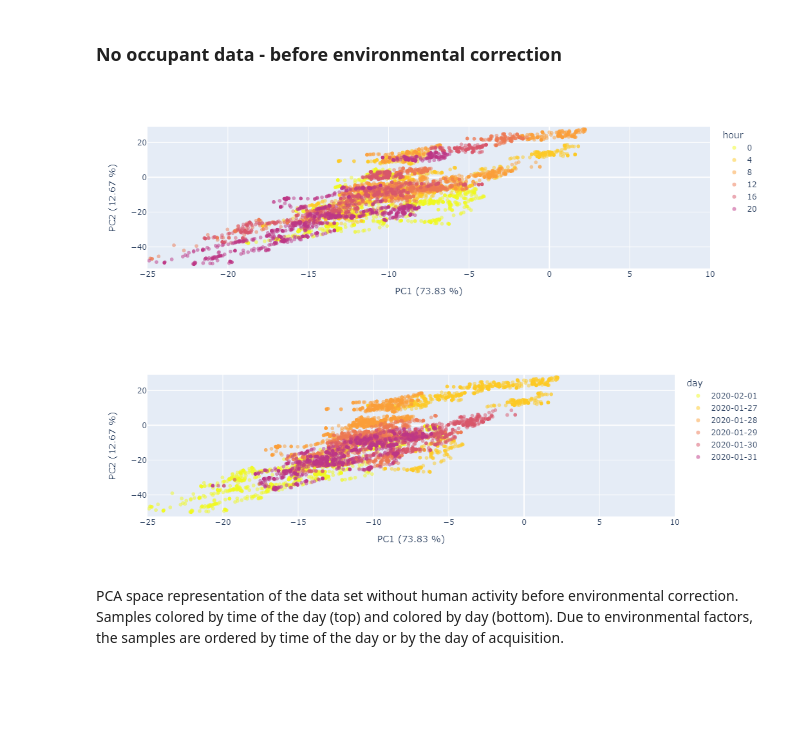
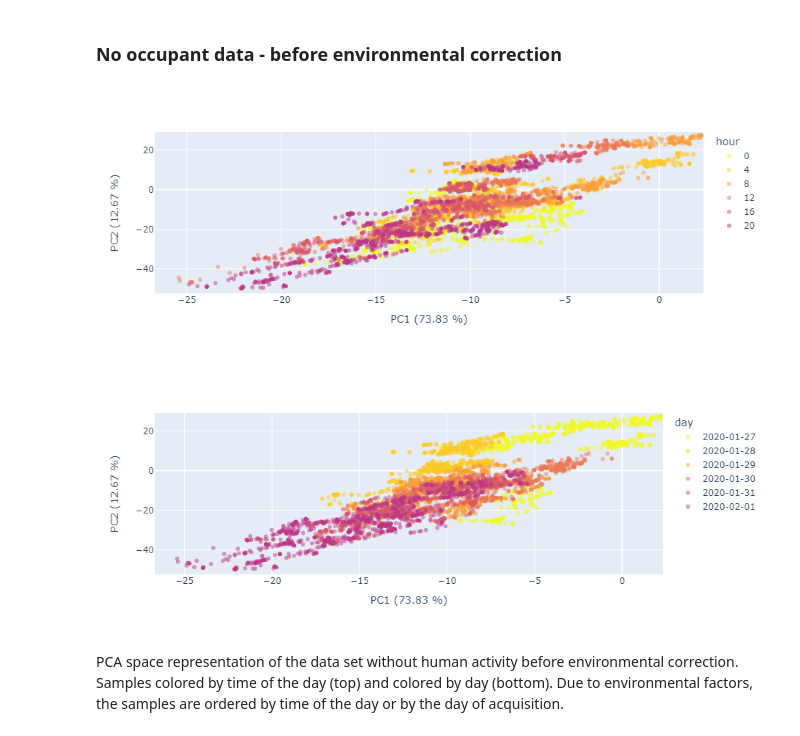
Before and after one commit to eskinderit/single-elders-home-monitoring, a Jupyter notebook: single-elders-home-monitoring/single-elders-monitoring-PCAfiltering.ipynb, the cells around one changed output. Saved outputs shown, nothing was run; the diff lists cells and outputs as text; code cells hidden in the pictures; blank space fills up the shorter version.

```diff
--- a/single-elders-home-monitoring/single-elders-monitoring-PCAfiltering.ipynb
+++ b/single-elders-home-monitoring/single-elders-monitoring-PCAfiltering.ipynb
@@ -335,58 +286,46 @@ Variance explained by each dimension:
 ## PCA inference
 # %% [markdown]
 ### No occupant data - before environmental correction
+# %%
+pca_no_occupants_ = pca_no_occupants.withColumn("hour", hour(pca_no_occupants.timestamp)) \
+                                    .where("timestamp >= '2020-01-27' AND timestamp < '2020-02-02'") \
+                                    .where("hour=0 OR hour=4 OR hour=8 OR hour=12 OR hour=16 OR hour=20")
+
+df_visual = pca_no_occupants_.select(['timestamp','pcaFeatures']).toPandas()
+visual_data = np.array(df_visual['pcaFeatures'].tolist())
 # %%
-if SPARK:
-    # adapter from Pyspark to Pandas, just for visuals
-    no_occupants_filtered_df = no_occupants_filtered_df.toPandas()
-    pca_no_occupants_ = pca_no_occupants.withColumn('pcaFeatures', vector_to_array('pcaFeatures'))
-    pca_no_occupants_ = np.array(pca_no_occupants.toPandas()['pcaFeatures'].tolist())
-
-if PANDAS:
-    pca_no_occupants_ = pca_no_occupants
-
-# Query the DataFrame for the date range
-start_date = np.datetime64('2020-01-27')
-end_date = np.datetime64('2020-02-02')
-no_occupants_filtered_df['timestamp'] = pd.to_datetime(no_occupants_filtered_df['timestamp']).dt.tz_localize(None)
-visual_days = ((no_occupants_filtered_df['timestamp'] >= start_date) & (no_occupants_filtered_df['timestamp'] <= end_date) &
-               ((no_occupants_filtered_df['timestamp'].dt.hour == 0) | (no_occupants_filtered_df['timestamp'].dt.hour == 4) |
-                (no_occupants_filtered_df['timestamp'].dt.hour == 8) | (no_occupants_filtered_df['timestamp'].dt.hour == 12) |
-                (no_occupants_filtered_df['timestamp'].dt.hour == 16) | (no_occupants_filtered_df['timestamp'].dt.hour == 20)))
-
-visual_data = pca_no_occupants_[visual_days]
-visual_data_days_df = pd.DataFrame({'PC1':visual_data[:,1], 'PC2':visual_data[:,0], 'day':pd.to_datetime(no_occupants_filtered_df['timestamp'][visual_days]).dt.date})
-visual_data_hours_df = pd.DataFrame({'PC1':visual_data[:,1], 'PC2':visual_data[:,0], 'hour':pd.to_datetime(no_occupants_filtered_df['timestamp'][visual_days]).dt.hour.astype('str')})
-
+#visual_data = pca_no_occupants_[visual_days]
+visual_data_days_df = pd.DataFrame({'PC1':visual_data[:,1], 'PC2':visual_data[:,0], 'day':pd.to_datetime(df_visual['timestamp']).dt.date})
+visual_data_hours_df = pd.DataFrame({'PC1':visual_data[:,1], 'PC2':visual_data[:,0], 'hour':pd.to_datetime(df_visual['timestamp']).dt.hour.astype('str')})
 
 ## Plot no occupant data before environmental correction by hour
-x_min, x_max = -25,10
+x_min, x_max = visual_data_hours_df['PC1'].min()*1.05, visual_data_hours_df['PC1'].max()*1.05
 y_min, y_max = visual_data_hours_df['PC2'].min()*1.05, visual_data_hours_df['PC2'].max()*1.05
 
 fig = px.scatter(visual_data_hours_df, x='PC1', y='PC2', color='hour', opacity=0.5, color_discrete_sequence= px.colors.sequential.Plasma_r)
 fig.update_traces(marker=dict(colorscale='Viridis'), selector=dict(type='scatter'))
 fig.update_layout(
     xaxis_title="PC1 ({:.2f} %)".format(var_proj[0]*100),
     yaxis_title="PC2 ({:.2f} %)".format(var_proj[1]*100),
     xaxis_range=[x_min, x_max],
     yaxis_range=[y_min, y_max]
 )
 fig.show()
 
 
 ## Plot no occupant data before environmental correction by day
 fig = px.scatter(visual_data_days_df, x='PC1', y='PC2', color='day', opacity=0.5, color_discrete_sequence= px.colors.sequential.Plasma_r)
 fig.update_traces(marker=dict(colorscale='Viridis'), selector=dict(type='scatter'))
 fig.update_layout(
     xaxis_title="PC1 ({:.2f} %)".format(var_proj[0]*100),
     yaxis_title="PC2 ({:.2f} %)".format(var_proj[1]*100),
     xaxis_range=[x_min, x_max],
     yaxis_range=[y_min, y_max]
 )
 fig.show()
 # %% [output]
-[figure, old version]
+[figure, new version]
-[figure, old version]
+[figure, new version]
 # %% [markdown]
 PCA space representation of the data set without human activity before environmental correction. Samples colored by time of the day (top) and colored by day (bottom). Due to environmental factors, the samples are ordered by time of the day or by the day of acquisition.
 # %% [markdown]
```
Also changed, not shown: parts of 15 cells of this notebook, 2 other files.
